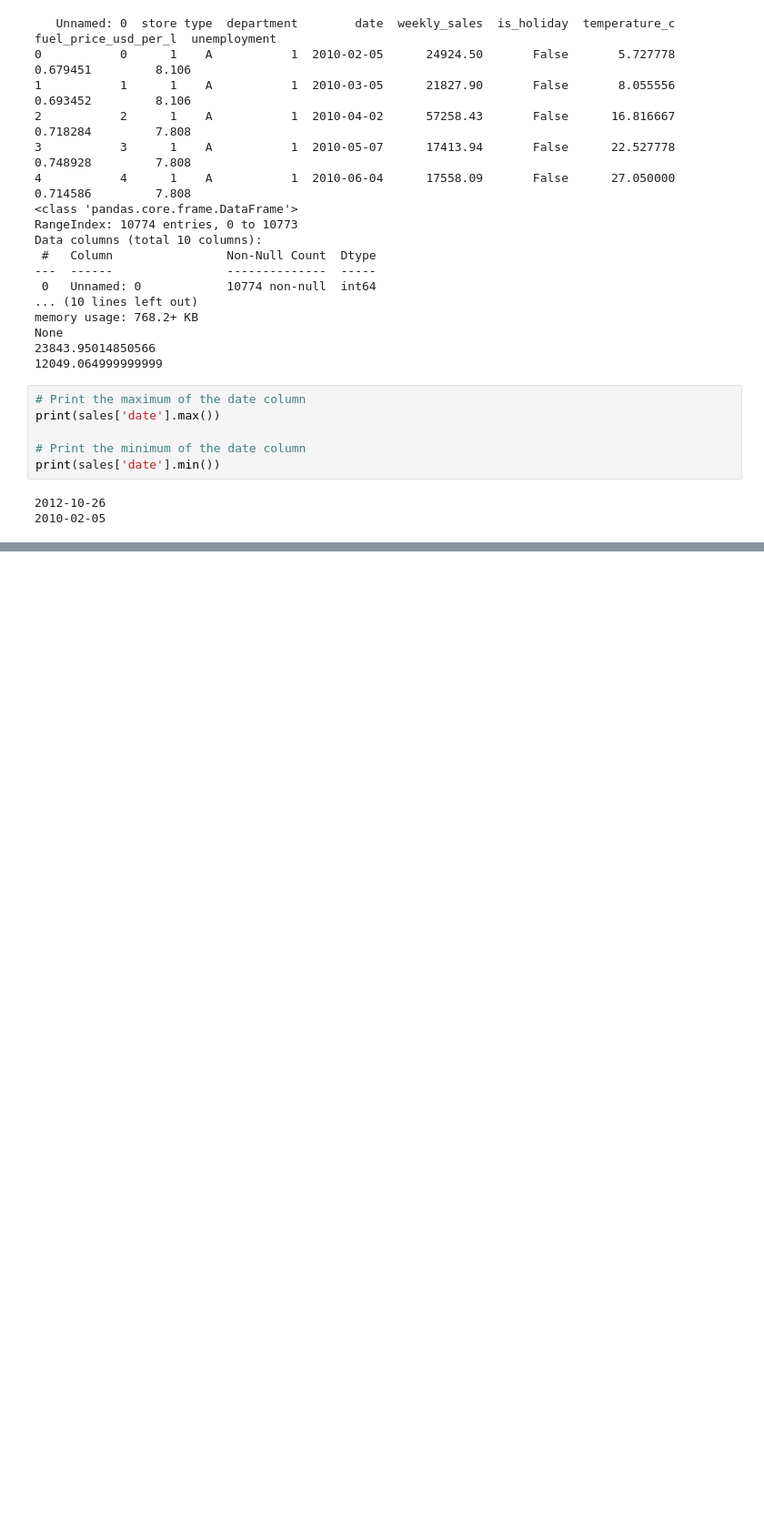
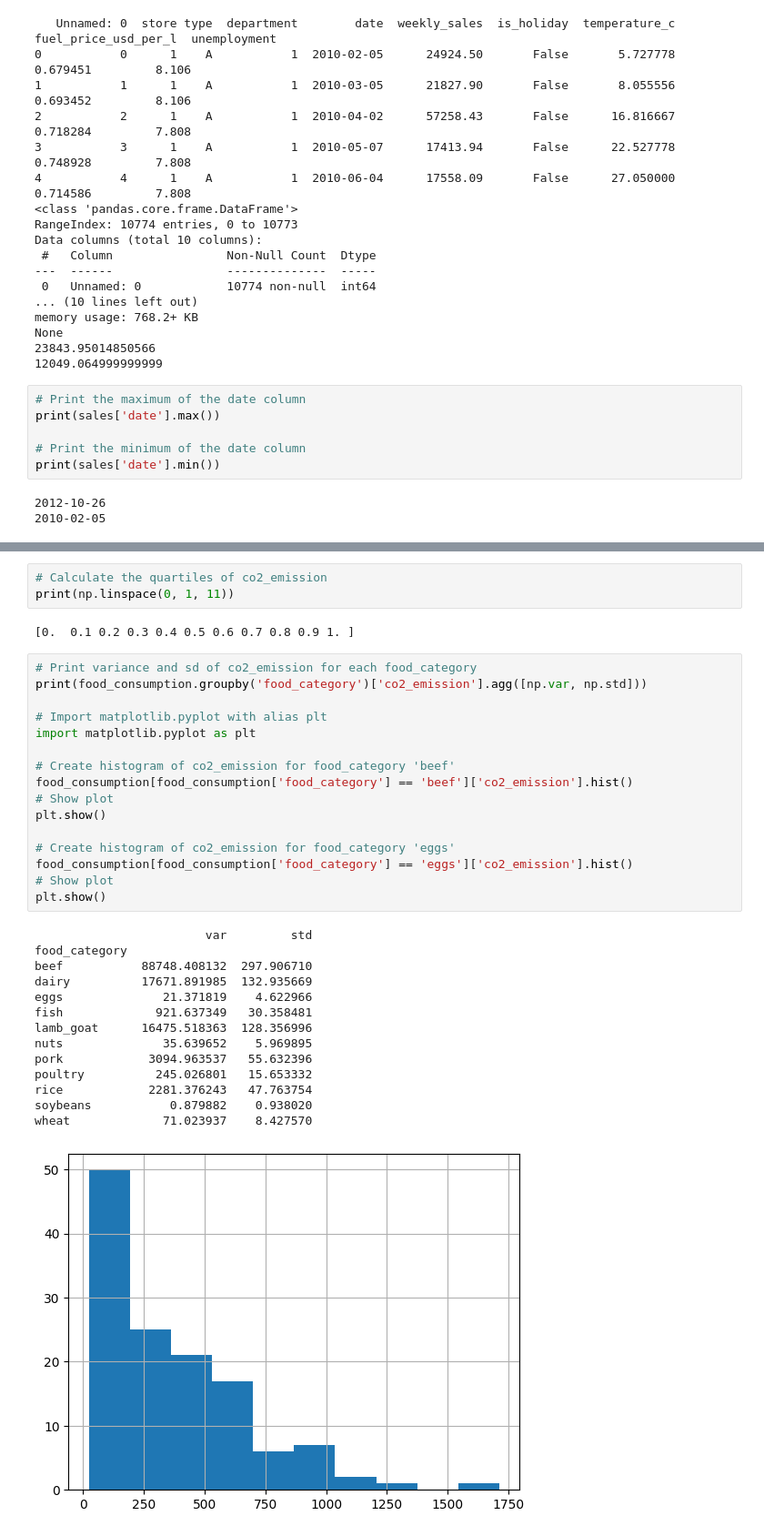
Before and after one commit to gustavoteixeirah/datacamp, a Jupyter notebook: notebook.ipynb, the cells around one changed output, grey strips where cells are left out. Shown at 91% size. Saved outputs shown, nothing was run; the diff lists cells and outputs as text; blank space fills up the shorter version.

```diff
--- a/notebook.ipynb
+++ b/notebook.ipynb
@@ -319,0 +631,36 @@ print(____)
+# %%
+# Calculate the quartiles of co2_emission
+print(np.linspace(0, 1, 11))
+# %% [output]
+[0.  0.1 0.2 0.3 0.4 0.5 0.6 0.7 0.8 0.9 1. ]
+# %%
+# Print variance and sd of co2_emission for each food_category
+print(food_consumption.groupby('food_category')['co2_emission'].agg([np.var, np.std]))
+
+# Import matplotlib.pyplot with alias plt
+import matplotlib.pyplot as plt
+
+# Create histogram of co2_emission for food_category 'beef'
+food_consumption[food_consumption['food_category'] == 'beef']['co2_emission'].hist()
+# Show plot
+plt.show()
+
+# Create histogram of co2_emission for food_category 'eggs'
+food_consumption[food_consumption['food_category'] == 'eggs']['co2_emission'].hist()
+# Show plot
+plt.show()
+# %% [output]
+                        var         std
+food_category
+beef           88748.408132  297.906710
+dairy          17671.891985  132.935669
+eggs              21.371819    4.622966
+fish             921.637349   30.358481
+lamb_goat      16475.518363  128.356996
+nuts              35.639652    5.969895
+pork            3094.963537   55.632396
+poultry          245.026801   15.653332
+rice            2281.376243   47.763754
+soybeans           0.879882    0.938020
+wheat             71.023937    8.427570
+[figure, added]
```
Also changed, not shown: parts of 22 cells of this notebook, 4 other files.
